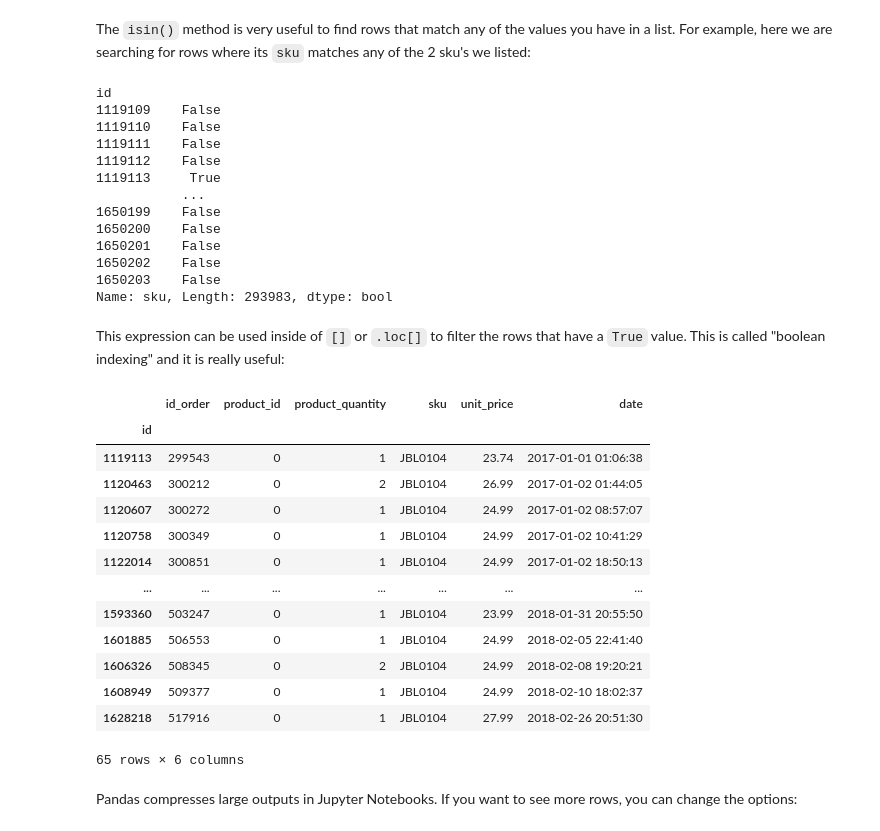
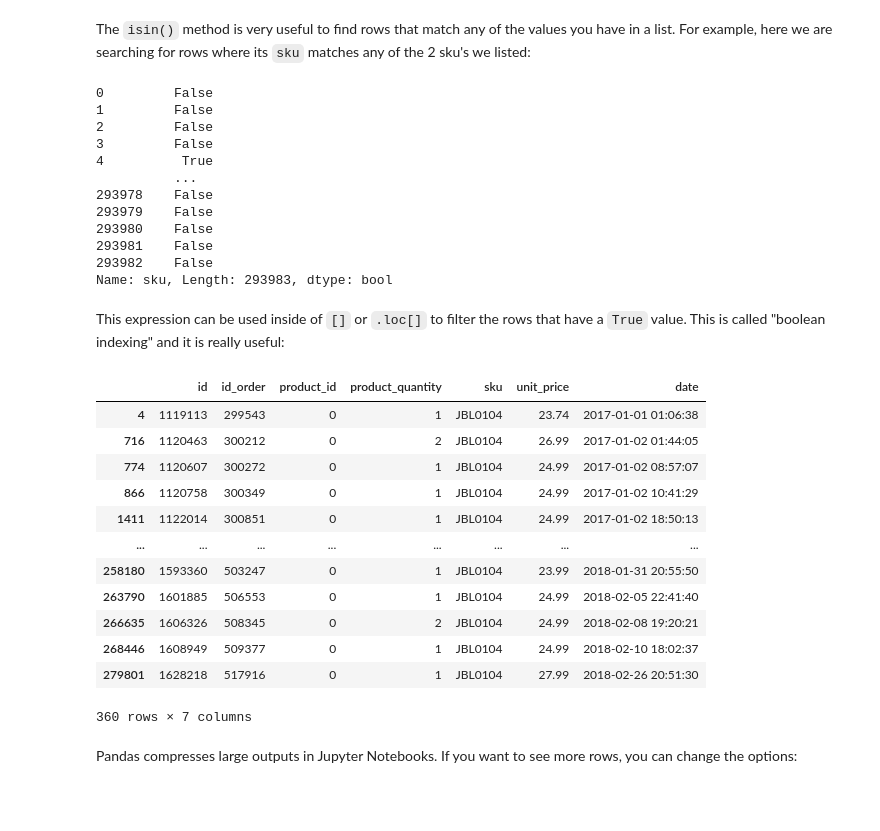
Before and after one commit to Anupama2022/My_python_scripts, a Jupyter notebook: Eniac Project II/1-data-exploration-challenges.ipynb, the cells around one changed output. Cells and saved outputs as stored; diff of their text form; code cells hidden in the pictures; blank space fills up the shorter version.

```diff
--- a/Eniac Project II/1-data-exploration-challenges.ipynb
+++ b/Eniac Project II/1-data-exploration-challenges.ipynb
@@ -47,4 +49,5 @@ As we said, we have created a dataframe with 5 rows and two columns, called x an
 Most of the time, you will not be creating dataframes yourself, but importing (or "reading") data from a csv file or a database into a pandas dataframe. It's easy to do with pandas' read functions:
 # %%
 # use contextual help to show all the parameters inside read_csv
-df = pd.read_csv('data/orderlines.csv', sep=',')
+df = pd.read_csv('orderlines.csv', sep=',')
+df
@@ -149,3 +166,7 @@ df.describe()
 | 50% | 1.406940e+06 | 425956.000000 | 0.0 | 1.000000 |
 | 75% | 1.531322e+06 | 478657.000000 | 0.0 | 1.000000 |
 | max | 1.650203e+06 | 527401.000000 | 0.0 | 999.000000 |
+# %%
+df['num_unit_price'] = pd.to_numeric(df['unit_price'], errors = 'coerce' , downcast = None)
+df.head(10)
+#df.unit_price.min()
@@ -412,5 +468,6 @@ df.loc[0:3]
 # %% [markdown]
 If we change the index and set it to the `id` column, now the first rows can not be selected the same way:
 # %%
-df.set_index('id', inplace=True)
+df.set_index('id')
+
 # inplace = True is the same as doing df = df.set_index('id'), i.e. it modifies the dataframe
@@ -546,38 +633,37 @@ The `isin()` method is very useful to find rows that match any of the values you
 # find out a column that contains a list
 df['sku'].isin(['JBL0104', 'ADN0039'])
 # %% [output]
-id
-1119109    False
-1119110    False
-1119111    False
-1119112    False
-1119113     True
-           ...
-1650199    False
-1650200    False
-1650201    False
-1650202    False
-1650203    False
+0         False
+1         False
+2         False
+3         False
+4          True
+          ...
+293978    False
+293979    False
+293980    False
+293981    False
+293982    False
 Name: sku, Length: 293983, dtype: bool
 # %% [markdown]
 This expression can be used inside of `[]` or `.loc[]` to filter the rows that have a `True` value. This is called "boolean indexing" and it is really useful:
 # %%
-df.loc[df['sku'].isin(['JBL0104', 'ADN0039']), :]
+only_valid_skus = df['sku'].isin(['JBL0104', 'ADN0039', 'LIBRO'])
+df.loc[only_valid_skus, :]
 # %% [output]
-|  | id_order | product_id | product_quantity | sku | unit_price | date |
-| id |  |  |  |  |  |  |
-| 1119113 | 299543 | 0 | 1 | JBL0104 | 23.74 | 2017-01-01 01:06:38 |
-| 1120463 | 300212 | 0 | 2 | JBL0104 | 26.99 | 2017-01-02 01:44:05 |
-| 1120607 | 300272 | 0 | 1 | JBL0104 | 24.99 | 2017-01-02 08:57:07 |
-| 1120758 | 300349 | 0 | 1 | JBL0104 | 24.99 | 2017-01-02 10:41:29 |
-| 1122014 | 300851 | 0 | 1 | JBL0104 | 24.99 | 2017-01-02 18:50:13 |
-| ... | ... | ... | ... | ... | ... | ... |
-| 1593360 | 503247 | 0 | 1 | JBL0104 | 23.99 | 2018-01-31 20:55:50 |
-| 1601885 | 506553 | 0 | 1 | JBL0104 | 24.99 | 2018-02-05 22:41:40 |
-| 1606326 | 508345 | 0 | 2 | JBL0104 | 24.99 | 2018-02-08 19:20:21 |
-| 1608949 | 509377 | 0 | 1 | JBL0104 | 24.99 | 2018-02-10 18:02:37 |
-| 1628218 | 517916 | 0 | 1 | JBL0104 | 27.99 | 2018-02-26 20:51:30 |
+|  | id | id_order | product_id | product_quantity | sku | unit_price | date |
+| 4 | 1119113 | 299543 | 0 | 1 | JBL0104 | 23.74 | 2017-01-01 01:06:38 |
+| 716 | 1120463 | 300212 | 0 | 2 | JBL0104 | 26.99 | 2017-01-02 01:44:05 |
+| 774 | 1120607 | 300272 | 0 | 1 | JBL0104 | 24.99 | 2017-01-02 08:57:07 |
+| 866 | 1120758 | 300349 | 0 | 1 | JBL0104 | 24.99 | 2017-01-02 10:41:29 |
+| 1411 | 1122014 | 300851 | 0 | 1 | JBL0104 | 24.99 | 2017-01-02 18:50:13 |
+| ... | ... | ... | ... | ... | ... | ... | ... |
+| 258180 | 1593360 | 503247 | 0 | 1 | JBL0104 | 23.99 | 2018-01-31 20:55:50 |
+| 263790 | 1601885 | 506553 | 0 | 1 | JBL0104 | 24.99 | 2018-02-05 22:41:40 |
+| 266635 | 1606326 | 508345 | 0 | 2 | JBL0104 | 24.99 | 2018-02-08 19:20:21 |
+| 268446 | 1608949 | 509377 | 0 | 1 | JBL0104 | 24.99 | 2018-02-10 18:02:37 |
+| 279801 | 1628218 | 517916 | 0 | 1 | JBL0104 | 27.99 | 2018-02-26 20:51:30 |
-65 rows × 6 columns
+360 rows × 7 columns
 # %% [markdown]
 Pandas compresses large outputs in Jupyter Notebooks. If you want to see more rows, you can change the options:
 # %%
```
Also changed, not shown: parts of 31 cells of this notebook, 9 other files.
